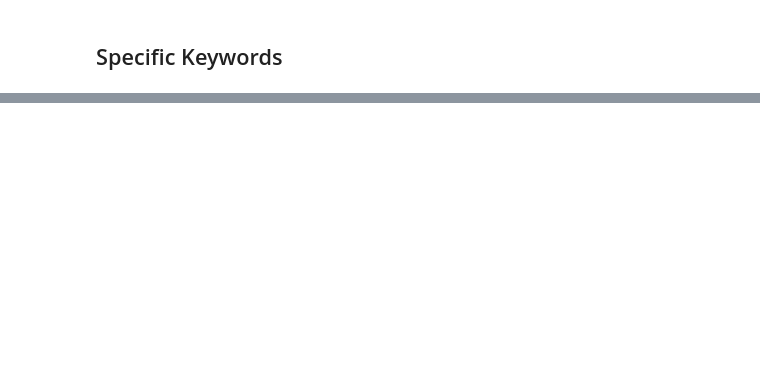
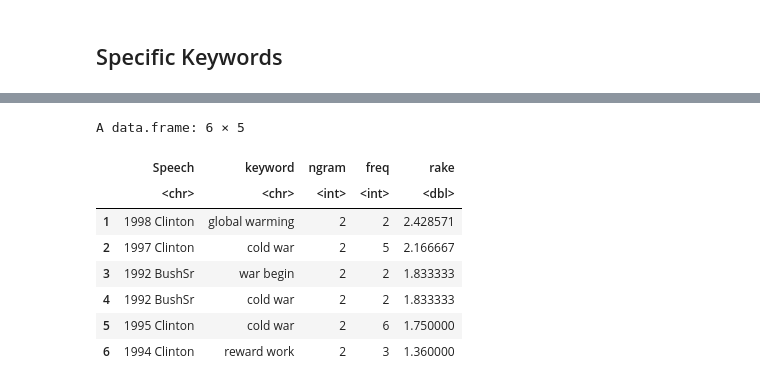
Before and after one commit to lab1702/SOTU, a Jupyter notebook: State of the Union Topic Modeling with udpipe.ipynb, the cells around one changed output, grey strips where cells are left out. Drawn from its saved outputs; the diff is of its cells as text; code cells hidden in the pictures; blank space fills up the shorter version.

```diff
--- a/State of the Union Topic Modeling with udpipe.ipynb
+++ b/State of the Union Topic Modeling with udpipe.ipynb
@@ -250,0 +277,12 @@ A data.frame: 6 × 5
+# %%
+find_topic("war")
+# %% [output]
+A data.frame: 6 × 5
+|  | Speech | keyword | ngram | freq | rake |
+|  | <chr> | <chr> | <int> | <int> | <dbl> |
+| 1 | 1998 Clinton | global warming | 2 | 2 | 2.428571 |
+| 2 | 1997 Clinton | cold war | 2 | 5 | 2.166667 |
+| 3 | 1992 BushSr | war begin | 2 | 2 | 1.833333 |
+| 4 | 1992 BushSr | cold war | 2 | 2 | 1.833333 |
+| 5 | 1995 Clinton | cold war | 2 | 6 | 1.750000 |
+| 6 | 1994 Clinton | reward work | 2 | 3 | 1.360000 |
```
Also changed, not shown: parts of 20 cells of this notebook, 4 other files.
